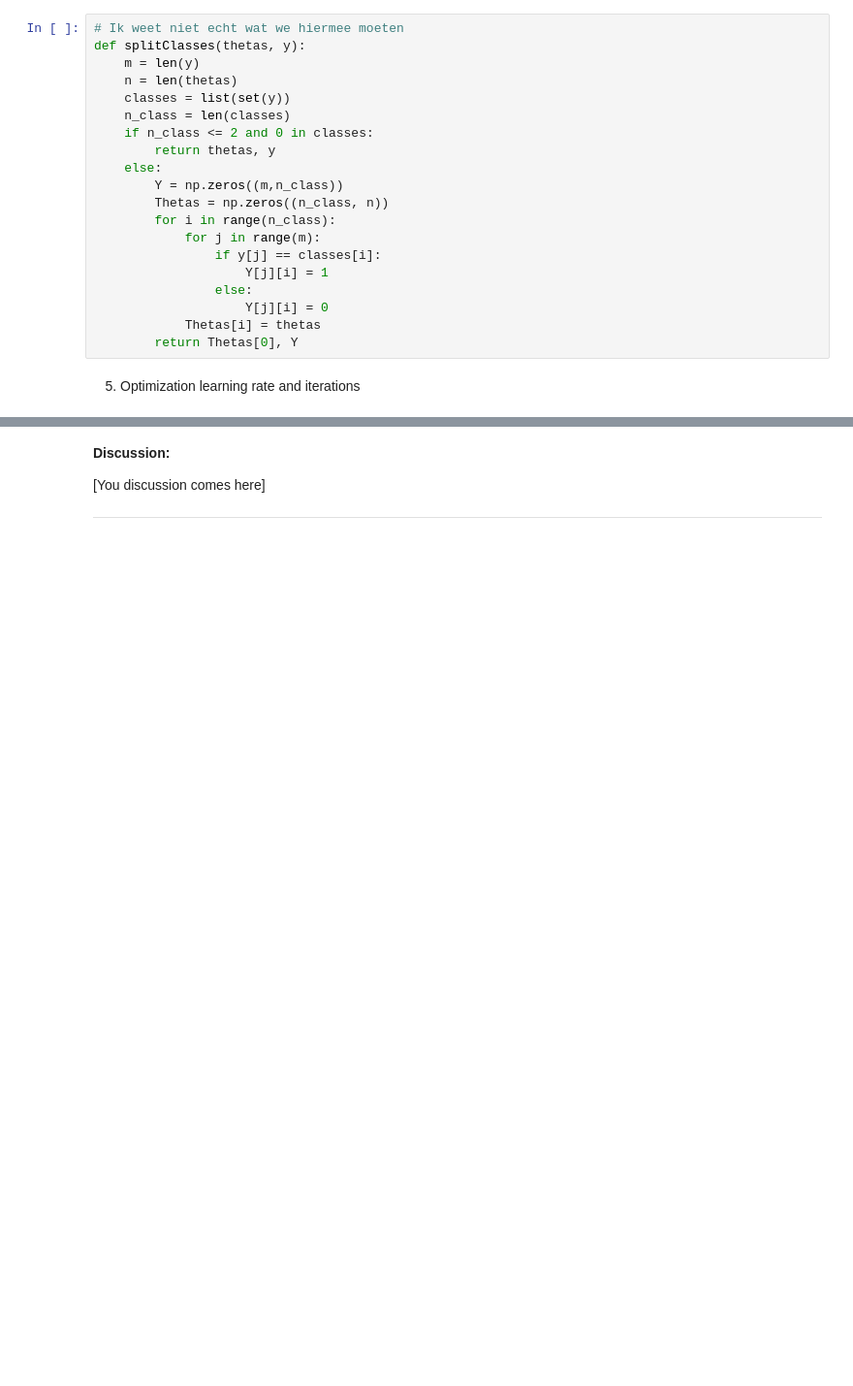
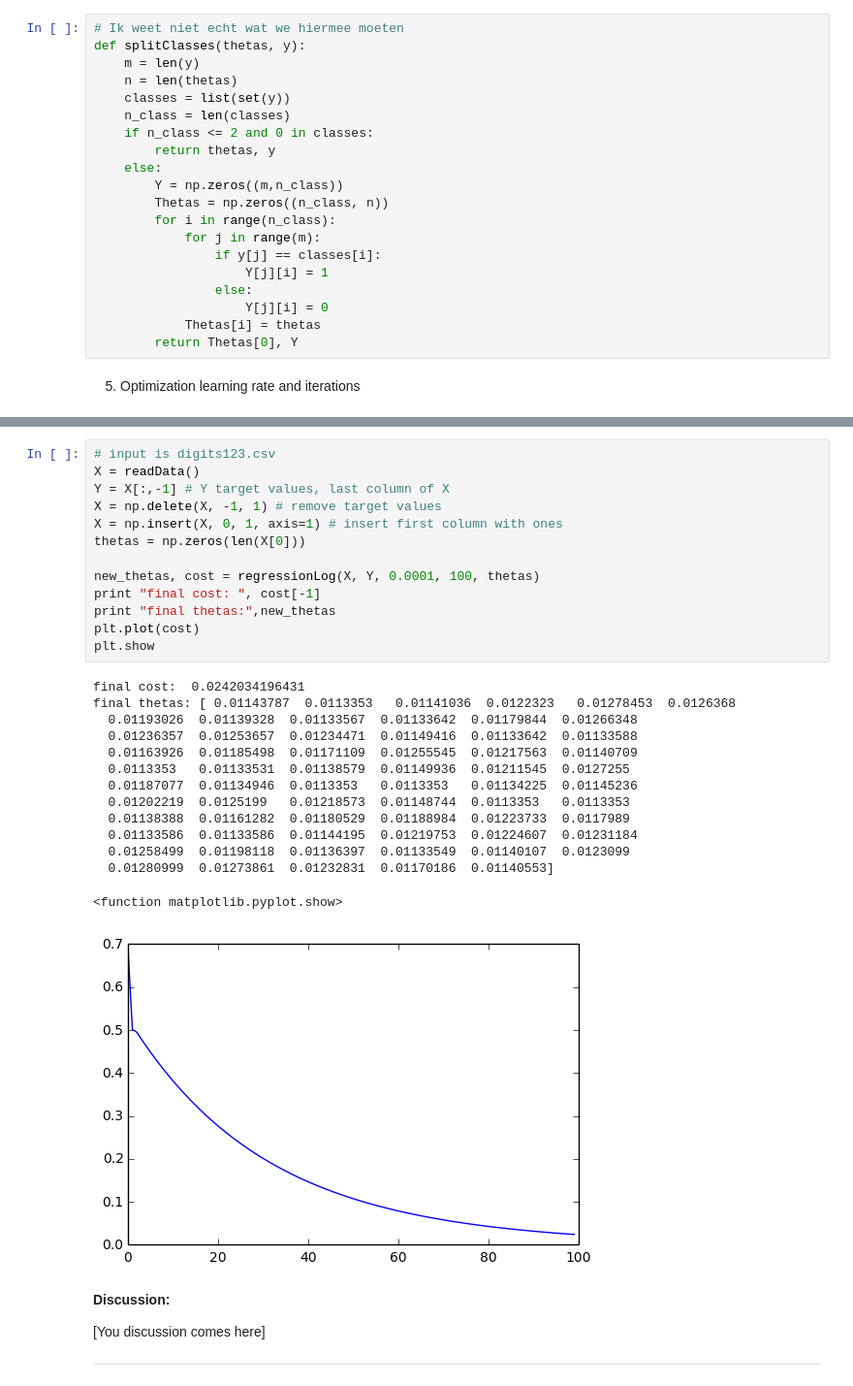
Before and after one commit to phielp/Leren-2016, a Jupyter notebook: Week2/assignment2_Berkelmans_Bouman.ipynb, the cells around one changed output, grey strips where cells are left out. Shown at 97% size. Drawn from its saved outputs; the diff is of its cells as text; blank space fills up the shorter version.

```diff
--- a/Week2/assignment2_Berkelmans_Bouman.ipynb
+++ b/Week2/assignment2_Berkelmans_Bouman.ipynb
@@ -421,3 +420,31 @@ plt.show
+# %%
+# input is digits123.csv
+X = readData()
+Y = X[:,-1] # Y target values, last column of X
+X = np.delete(X, -1, 1) # remove target values
+X = np.insert(X, 0, 1, axis=1) # insert first column with ones
+thetas = np.zeros(len(X[0]))
+
+new_thetas, cost = regressionLog(X, Y, 0.0001, 100, thetas)
+print "final cost: ", cost[-1]
+print "final thetas:",new_thetas
+plt.plot(cost)
+plt.show
+# %% [output]
+final cost:  0.0242034196431
+final thetas: [ 0.01143787  0.0113353   0.01141036  0.0122323   0.01278453  0.0126368
+  0.01193026  0.01139328  0.01133567  0.01133642  0.01179844  0.01266348
+  0.01236357  0.01253657  0.01234471  0.01149416  0.01133642  0.01133588
+  0.01163926  0.01185498  0.01171109  0.01255545  0.01217563  0.01140709
+  0.0113353   0.01133531  0.01138579  0.01149936  0.01211545  0.0127255
+  0.01187077  0.01134946  0.0113353   0.0113353   0.01134225  0.01145236
+  0.01202219  0.0125199   0.01218573  0.01148744  0.0113353   0.0113353
+  0.01138388  0.01161282  0.01180529  0.01188984  0.01223733  0.0117989
+  0.01133586  0.01133586  0.01144195  0.01219753  0.01224607  0.01231184
+  0.01258499  0.01198118  0.01136397  0.01133549  0.01140107  0.0123099
+  0.01280999  0.01273861  0.01232831  0.01170186  0.01140553]
+<function matplotlib.pyplot.show>
+[figure, added]
 # %% [markdown]
 **Discussion:**
 
```
Also changed, not shown: parts of 3 cells of this notebook.
